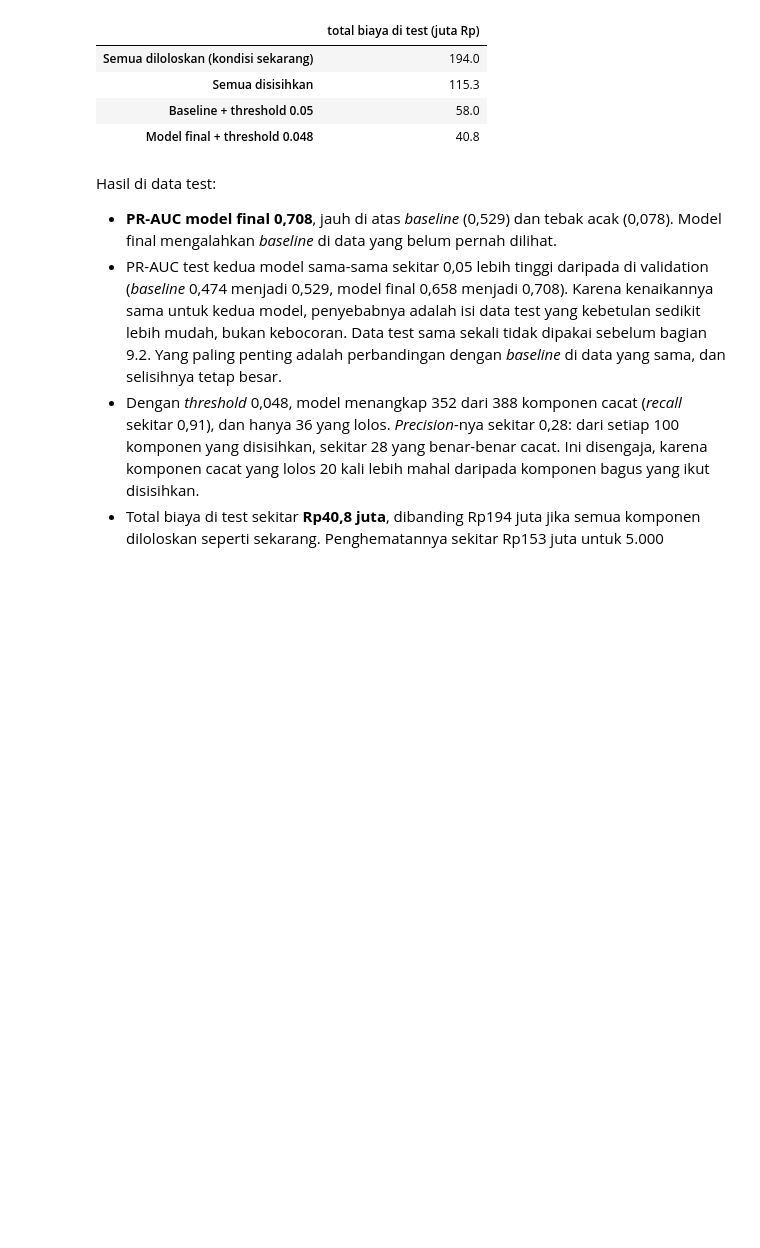
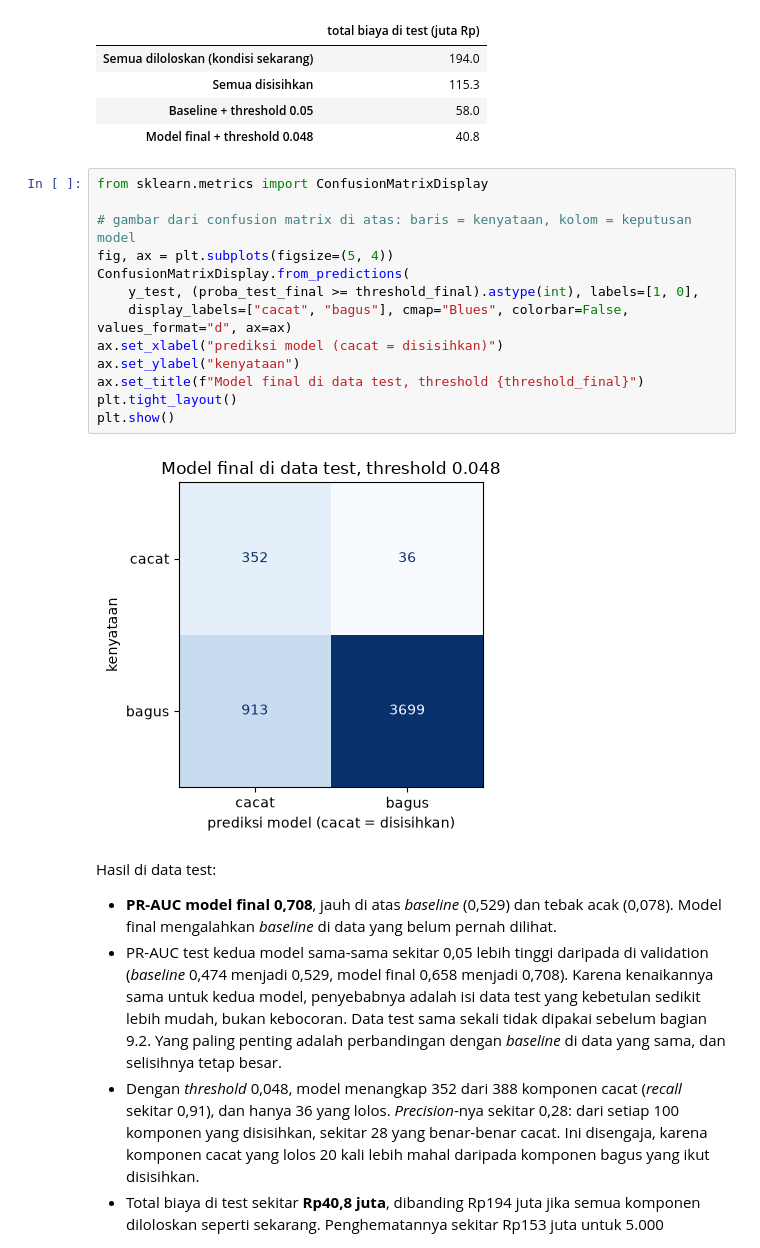
Before and after one commit to FarahAuliaKirana/qc-injection-molding, a Jupyter notebook: notebooks/qc_injection_molding.ipynb, the cells around one changed output. Saved outputs shown, nothing was run; the diff lists cells and outputs as text; blank space fills up the shorter version.

Commit message:
Notebook bagian 9: gambar confusion matrix data test untuk laporan

```diff
--- a/notebooks/qc_injection_molding.ipynb
+++ b/notebooks/qc_injection_molding.ipynb
@@ -2166,6 +2166,21 @@ Rata-rata peluang 0.079, proporsi cacat sebenarnya 0.078
 | Semua disisihkan | 115.3 |
 | Baseline + threshold 0.05 | 58.0 |
 | Model final + threshold 0.048 | 40.8 |
+# %%
+from sklearn.metrics import ConfusionMatrixDisplay
+
+# gambar dari confusion matrix di atas: baris = kenyataan, kolom = keputusan model
+fig, ax = plt.subplots(figsize=(5, 4))
+ConfusionMatrixDisplay.from_predictions(
+    y_test, (proba_test_final >= threshold_final).astype(int), labels=[1, 0],
+    display_labels=["cacat", "bagus"], cmap="Blues", colorbar=False, values_format="d", ax=ax)
+ax.set_xlabel("prediksi model (cacat = disisihkan)")
+ax.set_ylabel("kenyataan")
+ax.set_title(f"Model final di data test, threshold {threshold_final}")
+plt.tight_layout()
+plt.show()
+# %% [output]
+[figure, added]
 # %% [markdown]
 Hasil di data test:
 
```
Also changed, not shown: parts of 2 cells of this notebook, 1 other file.
